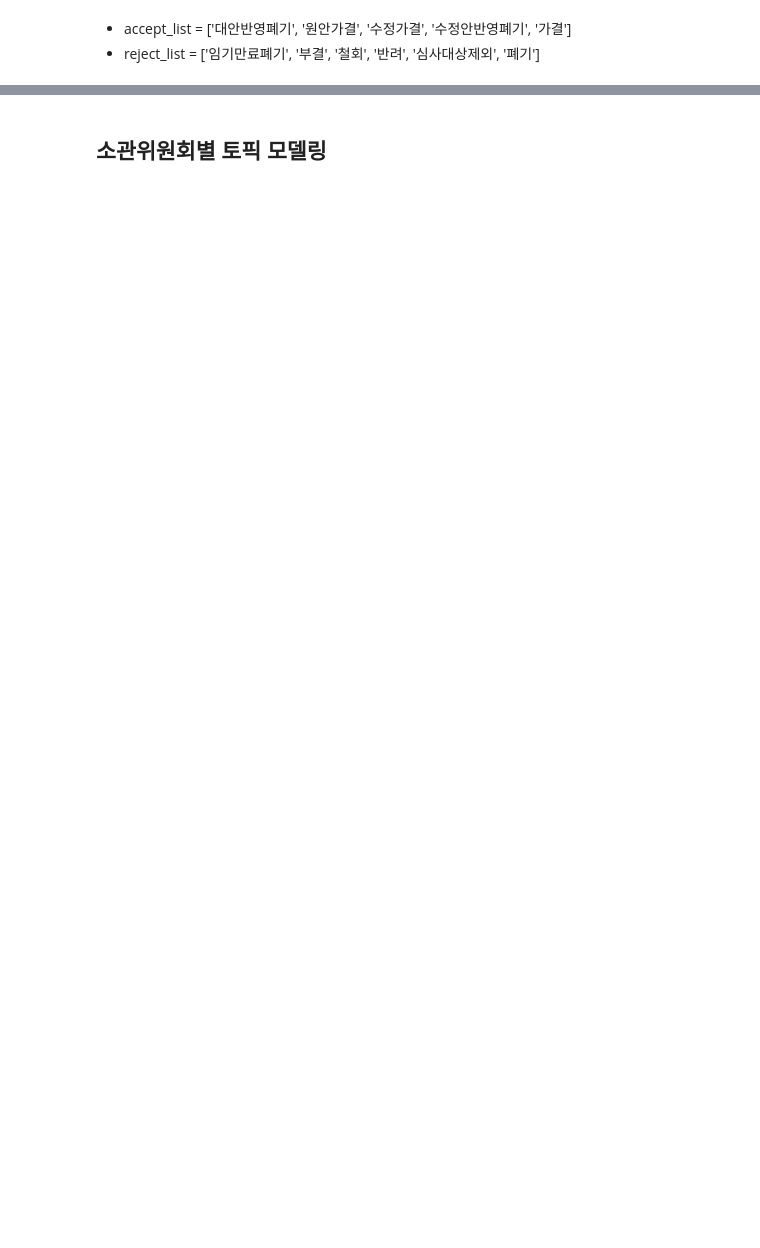
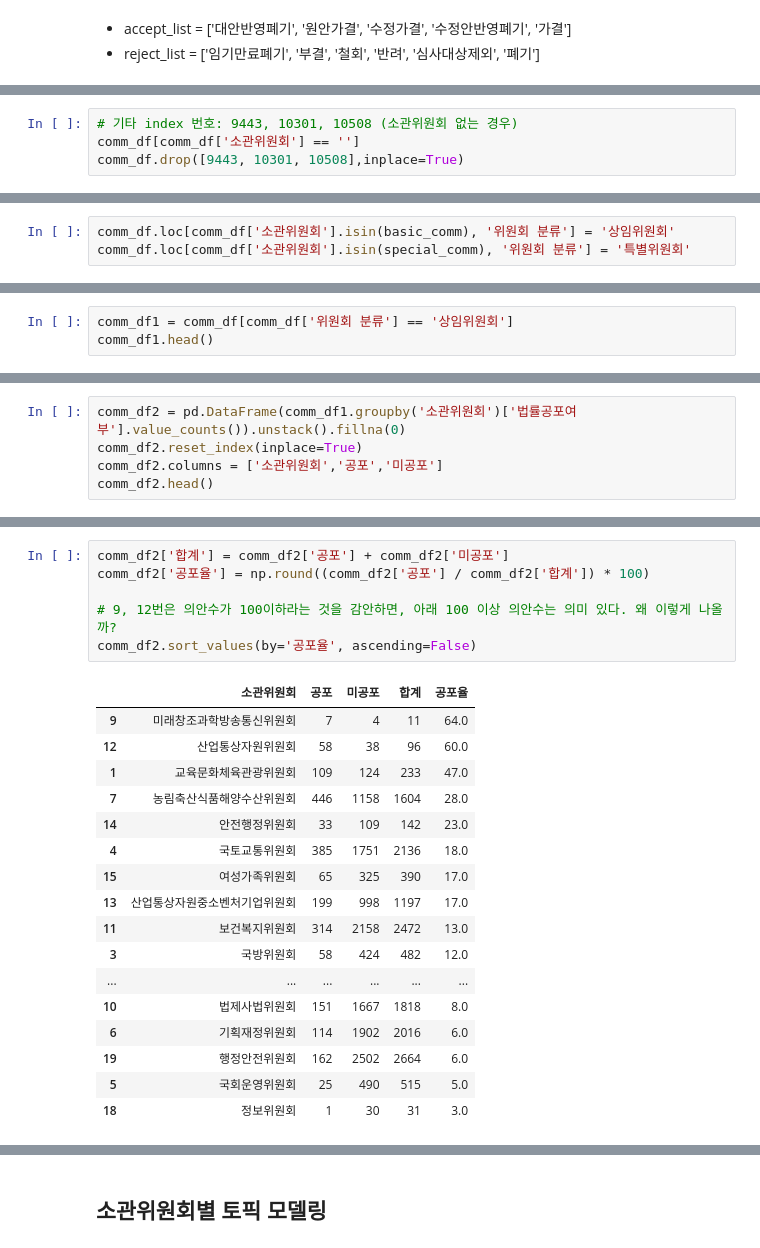
Before and after one commit to givemetarte/CUAI-conference, a Jupyter notebook: pending-bill-analysis-haram.ipynb, the cells around one changed output, grey strips where cells are left out. Drawn from its saved outputs; the diff is of its cells as text; blank space fills up the shorter version.

```diff
--- a/pending-bill-analysis-haram.ipynb
+++ b/pending-bill-analysis-haram.ipynb
@@ -148,0 +205,4 @@ print('반영 평균 소요시간: ', pend_df.loc['반영','의결처리기간']
+# %%
+# 기타 index 번호: 9443, 10301, 10508 (소관위원회 없는 경우)
+comm_df[comm_df['소관위원회'] == '']
+comm_df.drop([9443, 10301, 10508],inplace=True)
@@ -148,0 +236,3 @@ print('반영 평균 소요시간: ', pend_df.loc['반영','의결처리기간']
+# %%
+comm_df.loc[comm_df['소관위원회'].isin(basic_comm), '위원회 분류'] = '상임위원회'
+comm_df.loc[comm_df['소관위원회'].isin(special_comm), '위원회 분류'] = '특별위원회'
@@ -148,0 +241,3 @@ print('반영 평균 소요시간: ', pend_df.loc['반영','의결처리기간']
+# %%
+comm_df1 = comm_df[comm_df['위원회 분류'] == '상임위원회']
+comm_df1.head()
@@ -148,0 +251,5 @@ print('반영 평균 소요시간: ', pend_df.loc['반영','의결처리기간']
+# %%
+comm_df2 = pd.DataFrame(comm_df1.groupby('소관위원회')['법률공포여부'].value_counts()).unstack().fillna(0)
+comm_df2.reset_index(inplace=True)
+comm_df2.columns = ['소관위원회','공포','미공포']
+comm_df2.head()
@@ -148,0 +263,24 @@ print('반영 평균 소요시간: ', pend_df.loc['반영','의결처리기간']
+# %%
+comm_df2['합계'] = comm_df2['공포'] + comm_df2['미공포']
+comm_df2['공포율'] = np.round((comm_df2['공포'] / comm_df2['합계']) * 100)
+
+# 9, 12번은 의안수가 100이하라는 것을 감안하면, 아래 100 이상 의안수는 의미 있다. 왜 이렇게 나올까?
+comm_df2.sort_values(by='공포율', ascending=False)
+# %% [output]
+|  | 소관위원회 | 공포 | 미공포 | 합계 | 공포율 |
+| 9 | 미래창조과학방송통신위원회 | 7 | 4 | 11 | 64.0 |
+| 12 | 산업통상자원위원회 | 58 | 38 | 96 | 60.0 |
+| 1 | 교육문화체육관광위원회 | 109 | 124 | 233 | 47.0 |
+| 7 | 농림축산식품해양수산위원회 | 446 | 1158 | 1604 | 28.0 |
+| 14 | 안전행정위원회 | 33 | 109 | 142 | 23.0 |
+| 4 | 국토교통위원회 | 385 | 1751 | 2136 | 18.0 |
+| 15 | 여성가족위원회 | 65 | 325 | 390 | 17.0 |
+| 13 | 산업통상자원중소벤처기업위원회 | 199 | 998 | 1197 | 17.0 |
+| 11 | 보건복지위원회 | 314 | 2158 | 2472 | 13.0 |
+| 3 | 국방위원회 | 58 | 424 | 482 | 12.0 |
+| ... | ... | ... | ... | ... | ... |
+| 10 | 법제사법위원회 | 151 | 1667 | 1818 | 8.0 |
+| 6 | 기획재정위원회 | 114 | 1902 | 2016 | 6.0 |
+| 19 | 행정안전위원회 | 162 | 2502 | 2664 | 6.0 |
+| 5 | 국회운영위원회 | 25 | 490 | 515 | 5.0 |
+| 18 | 정보위원회 | 1 | 30 | 31 | 3.0 |
```
Also changed, not shown: parts of 45 cells of this notebook.
